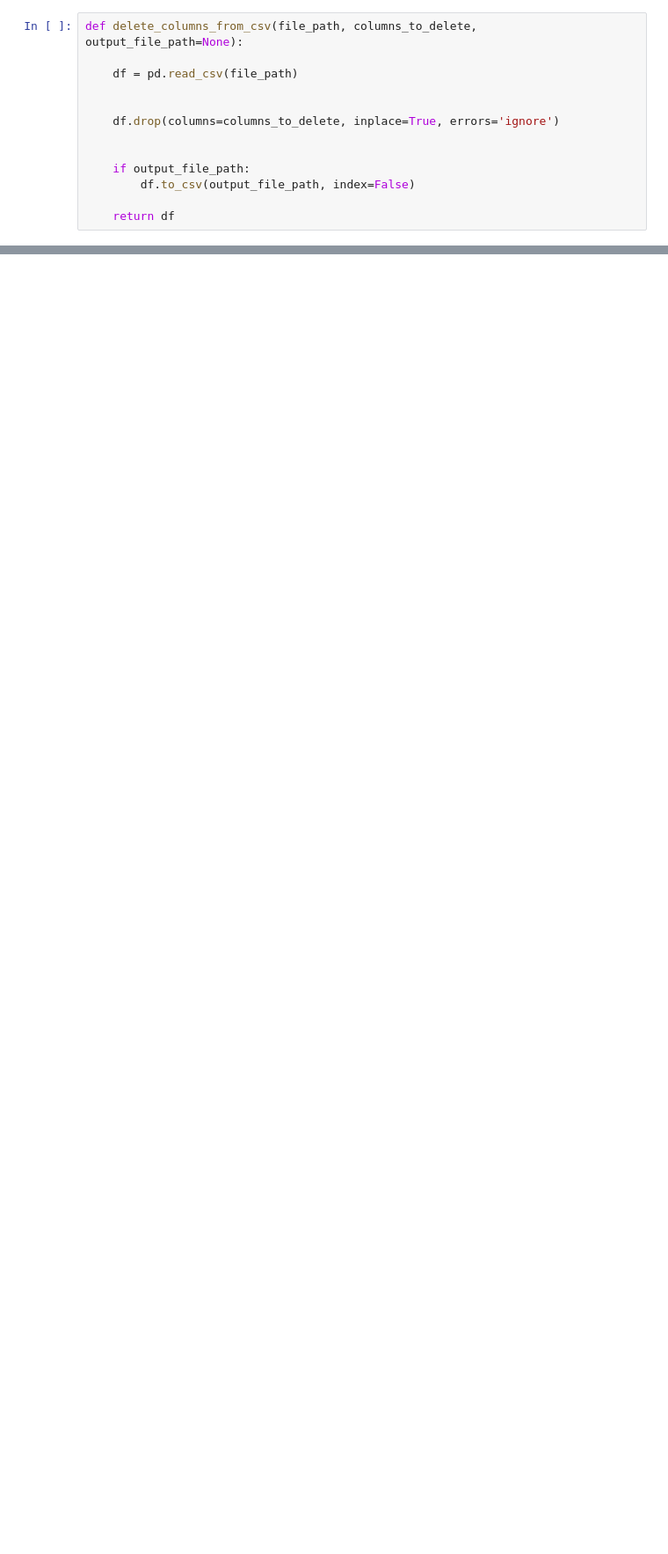
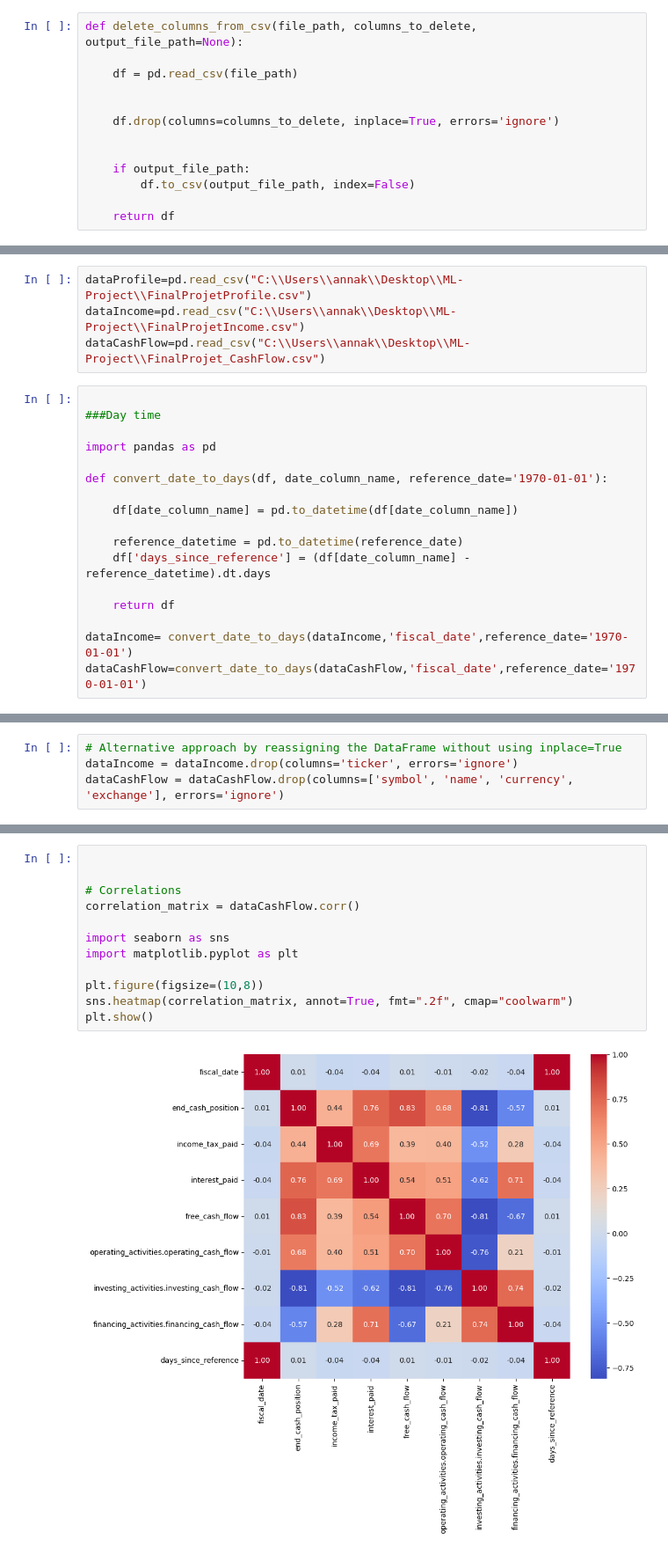
Before and after one commit to Anna-Vardanyan17/ML-Final-Project, a Jupyter notebook: FinalProject.ipynb, the cells around one changed output, grey strips where cells are left out. Shown: that part at 88% size. Saved outputs shown, nothing was run; the diff lists cells and outputs as text; blank space fills up the shorter version.

```diff
--- a/FinalProject.ipynb
+++ b/FinalProject.ipynb
@@ -33,3 +37,24 @@ output_file_path_Cash_Flow = 'C:\\Users\\annak\\Desktop\\ML-Project\\FinalProjet
 modified_df_Profile = delete_columns_from_csv(file_path_Profile, columns_to_delete_Profile, output_file_path_profile)
 modified_df_Income = delete_columns_from_csv(file_path_Income, columns_to_delete_Income, output_file_path_Income)
 modified_df_CashFlow = delete_columns_from_csv(file_path_Cash_Flow, columns_to_delete_Cash_Flow, output_file_path_Cash_Flow)
+# %%
+dataProfile=pd.read_csv("C:\\Users\\annak\\Desktop\\ML-Project\\FinalProjetProfile.csv")
+dataIncome=pd.read_csv("C:\\Users\\annak\\Desktop\\ML-Project\\FinalProjetIncome.csv")
+dataCashFlow=pd.read_csv("C:\\Users\\annak\\Desktop\\ML-Project\\FinalProjet_CashFlow.csv")
+# %%
+
+###Day time
+
+import pandas as pd
+
+def convert_date_to_days(df, date_column_name, reference_date='1970-01-01'):
+
+    df[date_column_name] = pd.to_datetime(df[date_column_name])
+
+    reference_datetime = pd.to_datetime(reference_date)
+    df['days_since_reference'] = (df[date_column_name] - reference_datetime).dt.days
+
+    return df
+
+dataIncome= convert_date_to_days(dataIncome,'fiscal_date',reference_date='1970-01-01')
+dataCashFlow=convert_date_to_days(dataCashFlow,'fiscal_date',reference_date='1970-01-01')
@@ -35,0 +69,4 @@ modified_df_CashFlow = delete_columns_from_csv(file_path_Cash_Flow, columns_to_d
+# %%
+# Alternative approach by reassigning the DataFrame without using inplace=True
+dataIncome = dataIncome.drop(columns='ticker', errors='ignore')
+dataCashFlow = dataCashFlow.drop(columns=['symbol', 'name', 'currency', 'exchange'], errors='ignore')
@@ -35,0 +83,14 @@ modified_df_CashFlow = delete_columns_from_csv(file_path_Cash_Flow, columns_to_d
+# %%
+
+
+# Correlations
+correlation_matrix = dataCashFlow.corr()
+
+import seaborn as sns
+import matplotlib.pyplot as plt
+
+plt.figure(figsize=(10,8))
+sns.heatmap(correlation_matrix, annot=True, fmt=".2f", cmap="coolwarm")
+plt.show()
+# %% [output]
+[figure, added]
```
Also changed, not shown: parts of 10 cells of this notebook, 1 other file.
